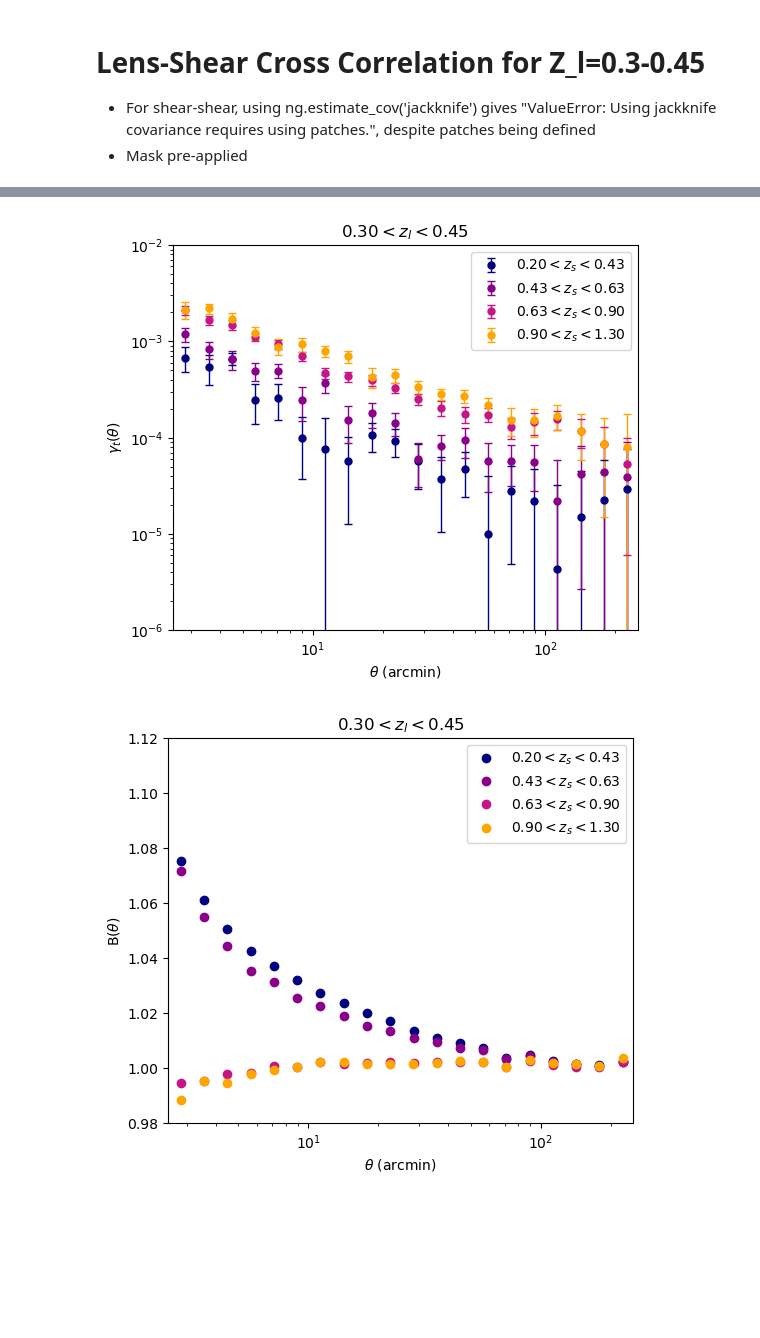
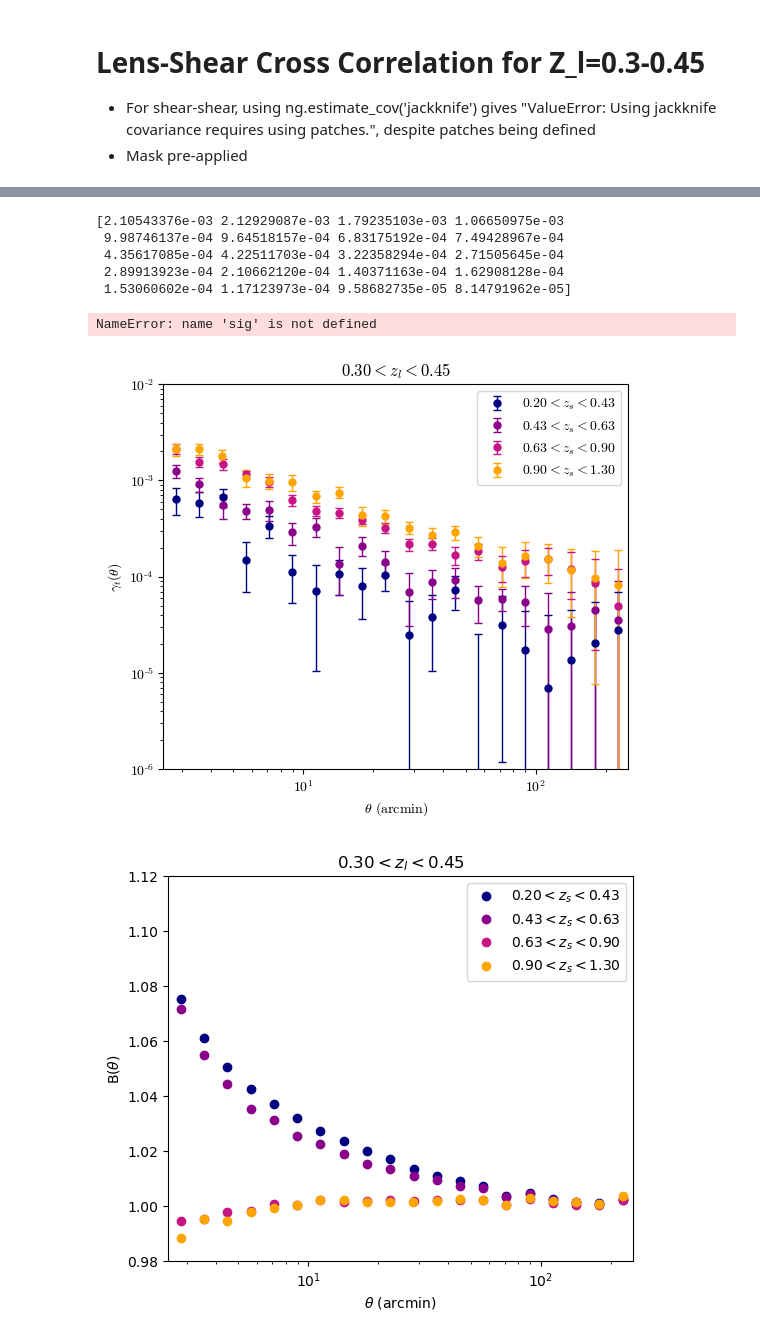
Before and after one commit to CMacM/IA-multiple-shear-estimates, a Jupyter notebook: DES-GG-im3.ipynb, the cells around one changed output, grey strips where cells are left out. Saved outputs shown, nothing was run; the diff lists cells and outputs as text; code cells hidden in the pictures; blank space fills up the shorter version.

```diff
--- a/DES-GG-im3.ipynb
+++ b/DES-GG-im3.ipynb
@@ -60,6 +60,7 @@ sig = np.zeros([nbins,len(source_files)])
 theta = np.zeros([nbins,len(source_files)])
 Boost = np.zeros_like(Gammat)
 theta_b = np.zeros_like(Gammat)
+boost_err = np.zeros_like(Gammat)
 
 # loops over source files and computes cross-correltaion for different source redshift samples
 for i in range(len(source_files)):
@@ -100,6 +101,7 @@ for i in range(len(source_files)):
     sens_l = nk.xi
     xi_r = rg.xi
     sens_r = rk.xi
+    print(xi_l, xi_r)
 
     # store data in preallocated arrays
     Gammat[:,i] = xi_l/sens_l - xi_r/sens_r
@@ -124,7 +126,13 @@ for i in range(len(source_files)):
     # next do errors for subtraction of randoms to get error on gamma_t
     sig[:,i] = np.sqrt(err1**2 + err2**2)
 
+    #function to find jackknife variance of boost
+    func = lambda corrs: nrand/nlens * corrs[0].weight/corrs[1].weight
+    corrs = [ls, rs]
+
     # save boost values
-    Boost[:,i] = nrand/nlens * ls.weight/rs.weight
+    Boost[:,i] = func(corrs) # nrand/nlens * corrs[0].weight/corrs[1].weight
+    cov = treecorr.estimate_multi_cov(corrs, 'jackknife', func)
+    boost_err[:,i] = np.sqrt(np.diag(cov))
     theta_b[:,i] = np.exp(ls.meanlogr)
 # %% [output]
@@ -132,20 +156,36 @@ KeyboardInterrupt:
+# %%
+print(Gammat[:,0])
+# %% [output]
+[2.10543376e-03 2.12929087e-03 1.79235103e-03 1.06650975e-03
+ 9.98746137e-04 9.64518157e-04 6.83175192e-04 7.49428967e-04
+ 4.35617085e-04 4.22511703e-04 3.22358294e-04 2.71505645e-04
+ 2.89913923e-04 2.10662120e-04 1.40371163e-04 1.62908128e-04
+ 1.53060602e-04 1.17123973e-04 9.58682735e-05 8.14791962e-05]
+# %%
+print(sig[:,0])
+# %% [output]
+NameError: name 'sig' is not defined
 # %%
+plt.rcParams['font.family'] = 'serif'
+plt.rcParams['font.serif'] = ['cmr10']
+plt.rcParams['mathtext.fontset'] ='cm'
+
 plt.figure(figsize=[6,5])
 plt.errorbar(theta[:,3], Gammat[:,3], yerr=sig[:,3], lw=0, marker='o', color='navy', markersize=5, elinewidth=1, capsize=3)
 plt.errorbar(theta[:,2], Gammat[:,2], yerr=sig[:,2], lw=0, marker='o', color='darkmagenta', markersize=5, elinewidth=1, capsize=3)
 plt.errorbar(theta[:,1], Gammat[:,1], yerr=sig[:,1], lw=0, marker='o', color='mediumvioletred', markersize=5, elinewidth=1, capsize=3)
 plt.errorbar(theta[:,0], Gammat[:,0], yerr=sig[:,0], lw=0, marker='o', color='orange', markersize=5, elinewidth=1, capsize=3)
 plt.yscale('log')
 plt.xscale('log')
 plt.ylim([1e-6, 1e-2])
 plt.xlim([2.5,250])
 plt.xlabel(r'$\theta$ (arcmin)')
 plt.ylabel(r'$\gamma_{t}(\theta)$')
 plt.legend([r'$0.20<z_{s}<0.43$', r'$0.43<z_{s}<0.63$', r'$0.63<z_{s}<0.90$', r'$0.90<z_{s}<1.30$'])
 plt.title(r'$0.30<z_{l}<0.45$')
 plt.savefig('Count-Shear_zl=0.3-0.45_zs=all.png', dpi=300)
 # %% [output]
-[figure, old version]
+[figure, new version]
 # %%
 plt.figure(figsize=[6,5])
 plt.plot(theta_b[:,3], Boost[:,3], linewidth=0, marker='o', color='navy')
```
Also changed, not shown: parts of 2 cells of this notebook, 4 other files.
